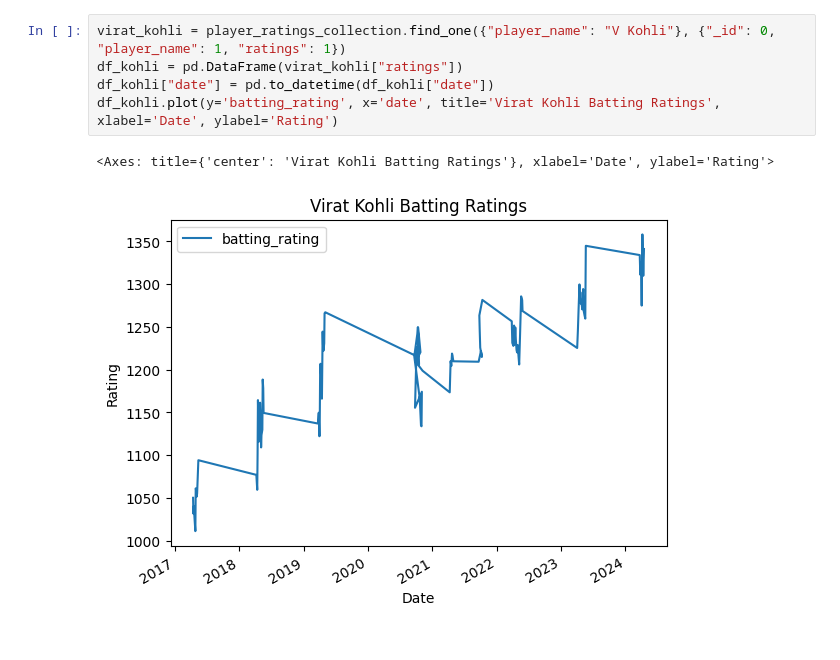
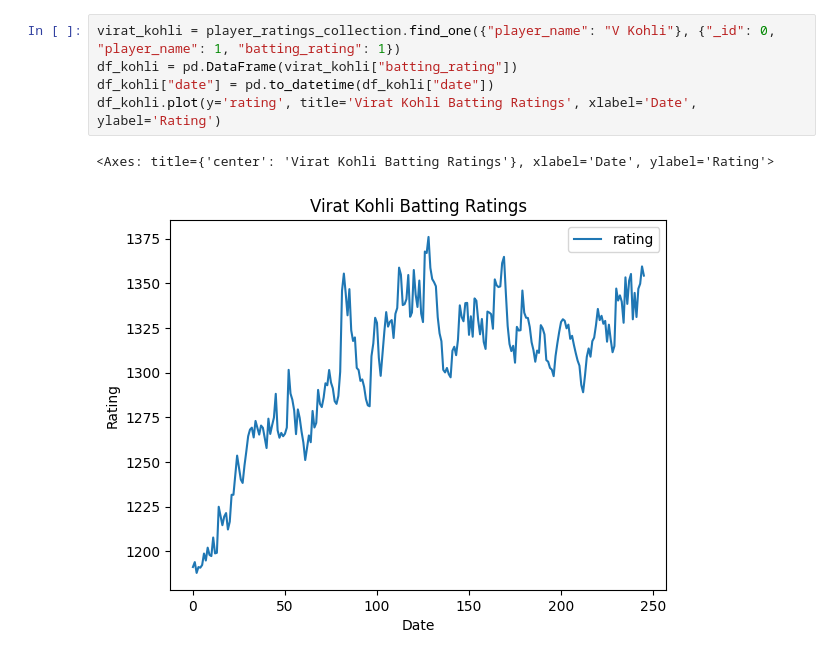
Before and after one commit to PratikParm/IPL-Elo-Ratings, a Jupyter notebook: notebooks/rating_analysis.ipynb, the cells around one changed output. Drawn from its saved outputs; the diff is of its cells as text.

```diff
--- a/notebooks/rating_analysis.ipynb
+++ b/notebooks/rating_analysis.ipynb
@@ -78,8 +118,8 @@ df['bowling_rating'].plot.hist(bins=20, alpha=0.5, color='red', label='Bowling R
 # %%
-virat_kohli = player_ratings_collection.find_one({"player_name": "V Kohli"}, {"_id": 0, "player_name": 1, "ratings": 1})
-df_kohli = pd.DataFrame(virat_kohli["ratings"])
+virat_kohli = player_ratings_collection.find_one({"player_name": "V Kohli"}, {"_id": 0, "player_name": 1, "batting_rating": 1})
+df_kohli = pd.DataFrame(virat_kohli["batting_rating"])
 df_kohli["date"] = pd.to_datetime(df_kohli["date"])
-df_kohli.plot(y='batting_rating', x='date', title='Virat Kohli Batting Ratings', xlabel='Date', ylabel='Rating')
+df_kohli.plot(y='rating', title='Virat Kohli Batting Ratings', xlabel='Date', ylabel='Rating')
 # %% [output]
 <Axes: title={'center': 'Virat Kohli Batting Ratings'}, xlabel='Date', ylabel='Rating'>
-[figure, old version]
+[figure, new version]
```
Also changed, not shown: parts of 7 cells of this notebook, 3 other files.
